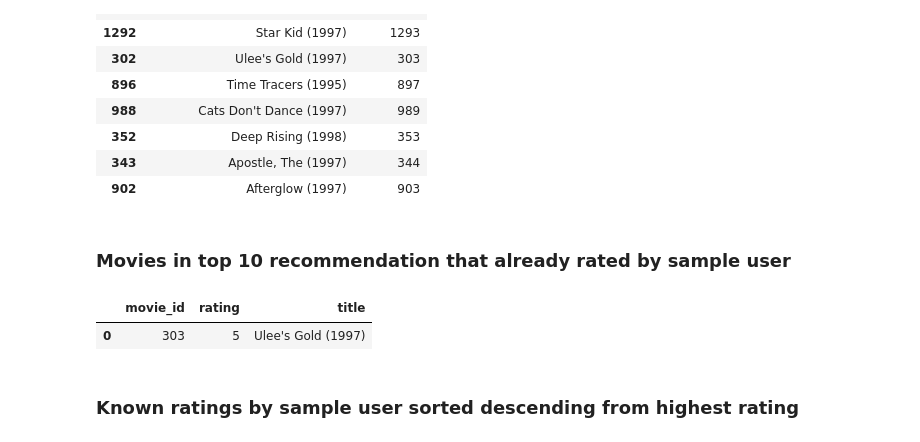
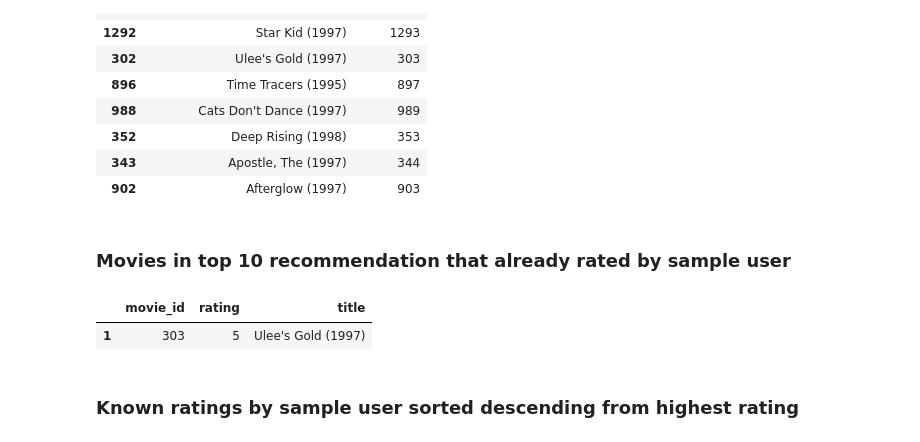
Before and after one commit to dsprabowo/lightfm, a Jupyter notebook: light_fm_pandas.ipynb, the cells around one changed output. Cells and saved outputs as stored; diff of their text form; code cells hidden in the pictures.

```diff
--- a/light_fm_pandas.ipynb
+++ b/light_fm_pandas.ipynb
@@ -95,6 +102,8 @@ rating.head()
 | 2 | 22 | 377 | 1 | 878887116 |
 | 3 | 244 | 51 | 2 | 880606923 |
 | 4 | 166 | 346 | 1 | 886397596 |
+# %%
+rating['liked'] = np.where(rating['rating'] >=3,1,0)
 # %% [markdown]
 ### User Features Data Preparation
 # %%
@@ -172,7 +163,7 @@ loss = 'warp'
 epoch = 30
 num_thread = 4
 model = LightFM(no_components= n_components, loss=loss, random_state = 1616)
-model.fit(train,  user_features= user_features, item_features= item_features, epochs=epoch,num_threads = num_thread)
+model.fit(train,  user_features= user_features, item_features= item_features, epochs=epoch,num_threads = num_thread, sample_weight = train_w)
 # %% [output]
 <lightfm.lightfm.LightFM at 0x...>
 # %% [markdown]
@@ -229,9 +220,10 @@ top_items[0:10][['title','movie_id']]
 # %% [markdown]
 ### Movies in top 10 recommendation that already rated by sample user
 # %%
-rating[(rating['user_id']==user['user_id'][3])&(rating['movie_id'].isin(top_items['movie_id'][0:10]))][['movie_id','rating']].merge(item[['movie_id','title']], on = 'movie_id')
+known_positives_rating = rating[(rating['user_id']==user['user_id'][3])][['movie_id','rating']].merge(item[['movie_id','title']], on = 'movie_id')
+known_positives_rating[known_positives_rating['movie_id'].isin(top_items['movie_id'][0:10])]
 # %% [output]
 |  | movie_id | rating | title |
-| 0 | 303 | 5 | Ulee's Gold (1997) |
+| 1 | 303 | 5 | Ulee's Gold (1997) |
 # %% [markdown]
 ### Known ratings by sample user sorted descending from highest rating
```
Also changed, not shown: parts of 13 cells of this notebook.
